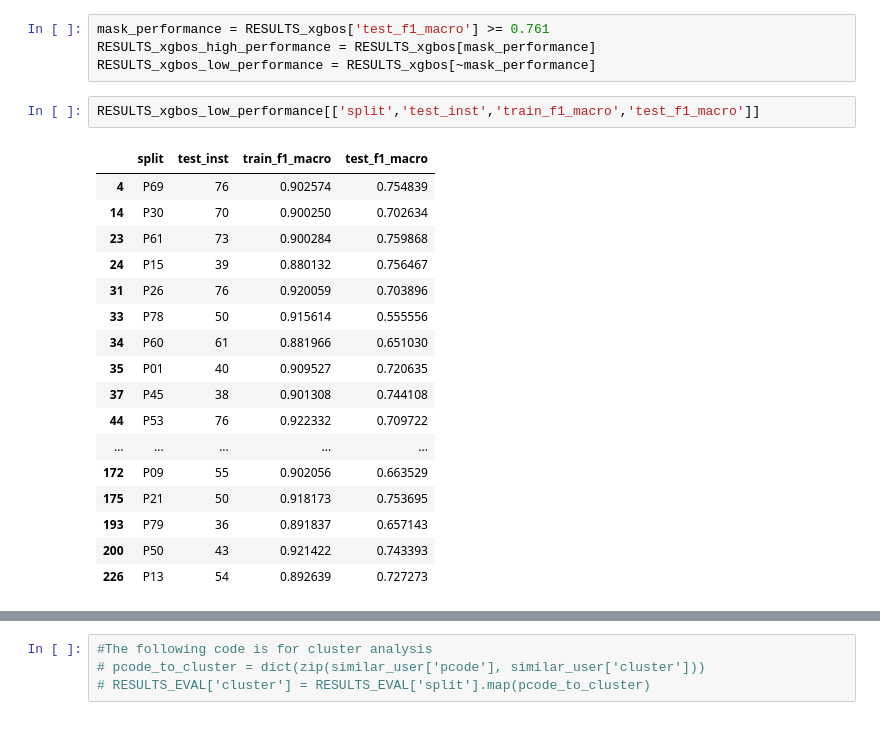
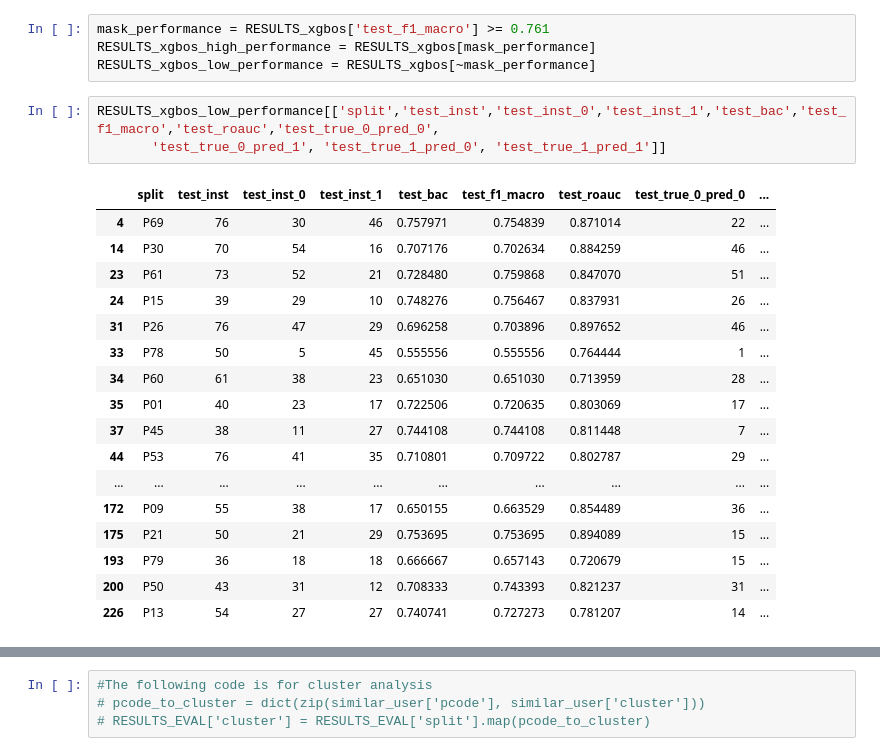
Before and after one commit to SteinPanyu/IndependentReproducibility, a Jupyter notebook: ModelTraining & Evaluation.ipynb, the cells around one changed output, grey strips where cells are left out. Drawn from its saved outputs; the diff is of its cells as text.

```diff
--- a/ModelTraining & Evaluation.ipynb
+++ b/ModelTraining & Evaluation.ipynb
@@ -667,22 +686,23 @@ mask_performance = RESULTS_xgbos['test_f1_macro'] >= 0.761
 RESULTS_xgbos_high_performance = RESULTS_xgbos[mask_performance]
 RESULTS_xgbos_low_performance = RESULTS_xgbos[~mask_performance]
 # %%
-RESULTS_xgbos_low_performance[['split','test_inst','train_f1_macro','test_f1_macro']]
+RESULTS_xgbos_low_performance[['split','test_inst','test_inst_0','test_inst_1','test_bac','test_f1_macro','test_roauc','test_true_0_pred_0',
+       'test_true_0_pred_1', 'test_true_1_pred_0', 'test_true_1_pred_1']]
 # %% [output]
-|  | split | test_inst | train_f1_macro | test_f1_macro |
-| 4 | P69 | 76 | 0.902574 | 0.754839 |
-| 14 | P30 | 70 | 0.900250 | 0.702634 |
-| 23 | P61 | 73 | 0.900284 | 0.759868 |
-| 24 | P15 | 39 | 0.880132 | 0.756467 |
-| 31 | P26 | 76 | 0.920059 | 0.703896 |
-| 33 | P78 | 50 | 0.915614 | 0.555556 |
-| 34 | P60 | 61 | 0.881966 | 0.651030 |
-| 35 | P01 | 40 | 0.909527 | 0.720635 |
-| 37 | P45 | 38 | 0.901308 | 0.744108 |
-| 44 | P53 | 76 | 0.922332 | 0.709722 |
-| ... | ... | ... | ... | ... |
-| 172 | P09 | 55 | 0.902056 | 0.663529 |
-| 175 | P21 | 50 | 0.918173 | 0.753695 |
-| 193 | P79 | 36 | 0.891837 | 0.657143 |
-| 200 | P50 | 43 | 0.921422 | 0.743393 |
-| 226 | P13 | 54 | 0.892639 | 0.727273 |
+|  | split | test_inst | test_inst_0 | test_inst_1 | test_bac | test_f1_macro | test_roauc | test_true_0_pred_0 | ... |
+| 4 | P69 | 76 | 30 | 46 | 0.757971 | 0.754839 | 0.871014 | 22 | ... |
+| 14 | P30 | 70 | 54 | 16 | 0.707176 | 0.702634 | 0.884259 | 46 | ... |
+| 23 | P61 | 73 | 52 | 21 | 0.728480 | 0.759868 | 0.847070 | 51 | ... |
+| 24 | P15 | 39 | 29 | 10 | 0.748276 | 0.756467 | 0.837931 | 26 | ... |
+| 31 | P26 | 76 | 47 | 29 | 0.696258 | 0.703896 | 0.897652 | 46 | ... |
+| 33 | P78 | 50 | 5 | 45 | 0.555556 | 0.555556 | 0.764444 | 1 | ... |
+| 34 | P60 | 61 | 38 | 23 | 0.651030 | 0.651030 | 0.713959 | 28 | ... |
+| 35 | P01 | 40 | 23 | 17 | 0.722506 | 0.720635 | 0.803069 | 17 | ... |
+| 37 | P45 | 38 | 11 | 27 | 0.744108 | 0.744108 | 0.811448 | 7 | ... |
+| 44 | P53 | 76 | 41 | 35 | 0.710801 | 0.709722 | 0.802787 | 29 | ... |
+| ... | ... | ... | ... | ... | ... | ... | ... | ... | ... |
+| 172 | P09 | 55 | 38 | 17 | 0.650155 | 0.663529 | 0.854489 | 36 | ... |
+| 175 | P21 | 50 | 21 | 29 | 0.753695 | 0.753695 | 0.894089 | 15 | ... |
+| 193 | P79 | 36 | 18 | 18 | 0.666667 | 0.657143 | 0.720679 | 15 | ... |
+| 200 | P50 | 43 | 31 | 12 | 0.708333 | 0.743393 | 0.821237 | 31 | ... |
+| 226 | P13 | 54 | 27 | 27 | 0.740741 | 0.727273 | 0.781207 | 14 | ... |
```
Also changed, not shown: parts of 3 cells of this notebook, 1 other file.
